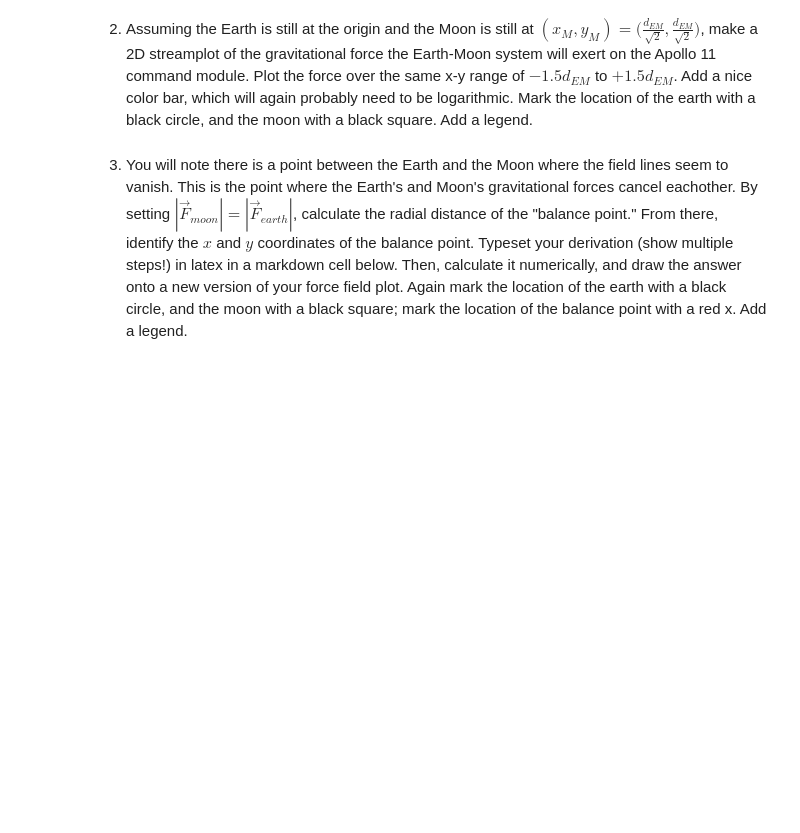
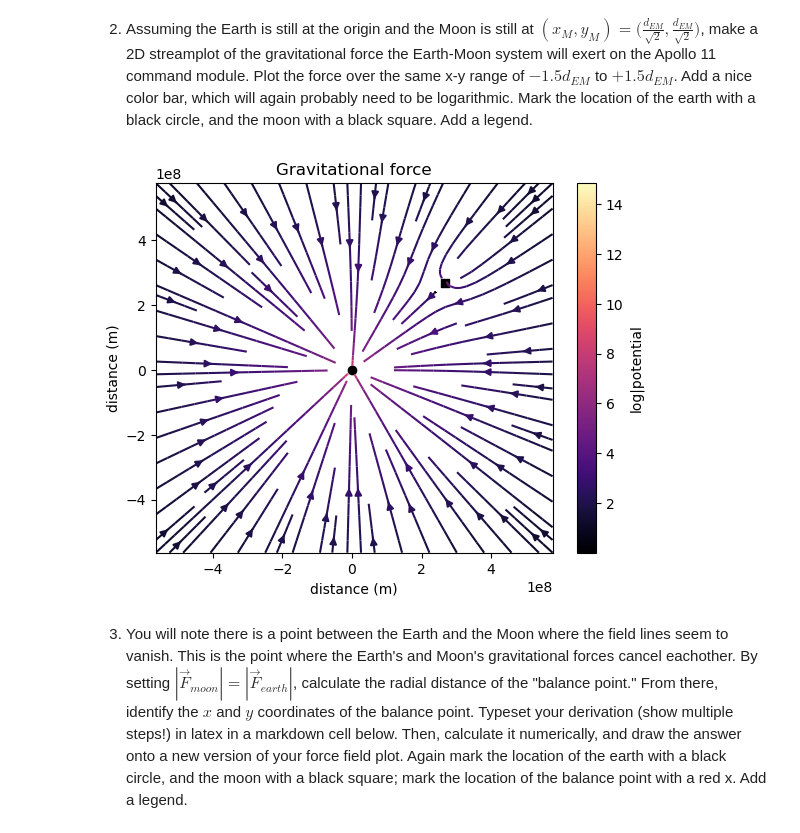
Before and after one commit to hgerrish/PHYS265-spring26, a Jupyter notebook: Lab1/lab1.ipynb, the cells around one changed output. Saved outputs shown, nothing was run; the diff lists cells and outputs as text; code cells hidden in the pictures; blank space fills up the shorter version.

```diff
--- a/Lab1/lab1.ipynb
+++ b/Lab1/lab1.ipynb
@@ -167,6 +252,34 @@ Plot the force over the same x-y range of $-1.5 d_{EM}$ to $+1.5 d_{EM}$.
 Add a nice color bar, which will again probably need to be logarithmic.
 Mark the location of the earth with a black circle, and the moon with a black square.
 Add a legend.
+# %%
+ny = 100
+nx = 100
+yy = np.linspace(Re - 1.5*Dem, Re+ 1.5*Dem, ny)
+xx = np.linspace(Re - 1.5*Dem, Re+ 1.5*Dem, nx)
+x_grid, y_grid = np.meshgrid(xx, yy)
+
+Fx = np.zeros((ny,nx))
+Fy = np.zeros((ny,nx))
+for i in range(len(yy)):
+    for j in range(len(xx)):
+        EFx, EFy = grav_force(Me, Ma, 0.0, 0.0, x_grid[i,j], y_grid[i,j])
+        MFx, MFy = grav_force(Mm, Ma, Dem/np.sqrt(2), Dem/np.sqrt(2), x_grid[i,j], y_grid[i,j])
+        Fx[i,j] += EFx + MFx
+        Fy[i,j] += EFy + MFy
+
+Tot_Force = np.hypot(Fx, Fy)
+fig, ax = plt.subplots()
+ax.scatter(Dem/np.sqrt(2), Dem/np.sqrt(2), marker = 's', color = 'black')
+ax.scatter(0.0,0.0, marker = 'o', color = 'black')
+stream = ax.streamplot(x_grid, y_grid, Fx, Fy, color=np.log(Tot_Force), cmap = cm.magma)
+cbar = fig.colorbar(stream.lines)
+ax.set_ylabel('distance (m)')
+ax.set_xlabel('distance (m)')
+ax.set_title('Gravitational force')
+cbar.set_label('log|potential')
+# %% [output]
+[figure, added]
 # %% [markdown]
 3. You will note there is a point between the Earth and the Moon where the field lines seem to vanish. This is the point where the Earth's and Moon's gravitational forces cancel eachother. By setting $|\vec{F}_{moon}| = |\vec{F}_{earth}|$, calculate the radial distance of the "balance point." From there, identify the $x$ and $y$ coordinates of the balance point. Typeset your derivation (show multiple steps!) in latex in a markdown cell below. Then, calculate it numerically, and draw the answer onto a new version of your force field plot. Again mark the location of the earth with a black circle, and the moon with a black square; mark the location of the balance point with a red x. Add a legend.
 # %% [markdown]
```
Also changed, not shown: parts of 14 cells of this notebook, 1 other file.
